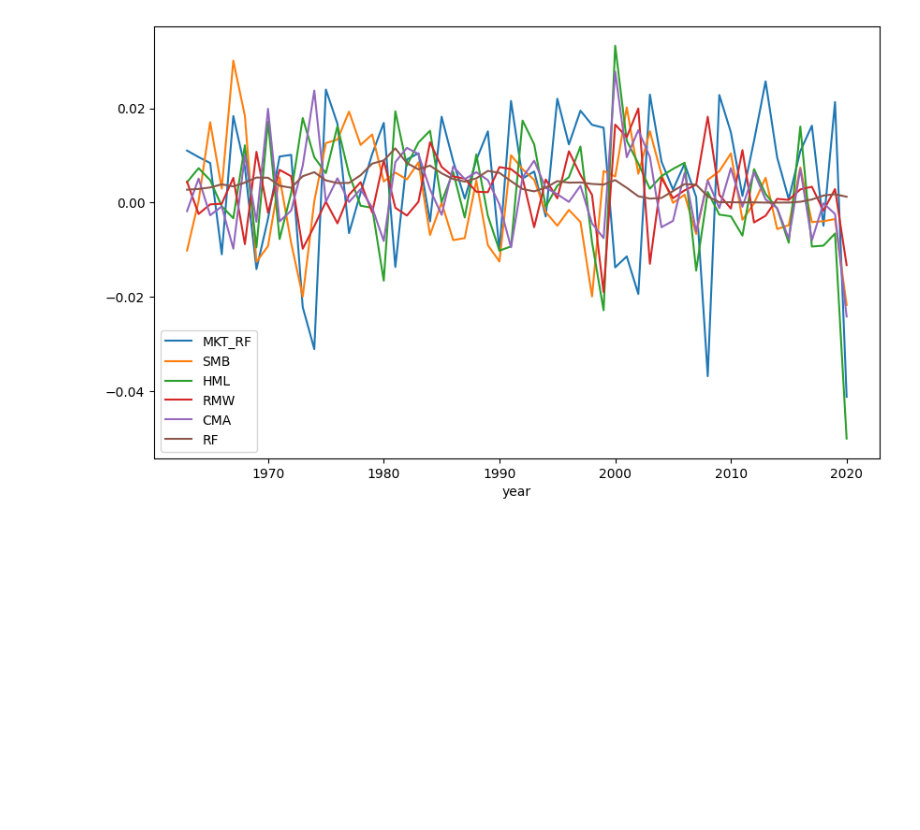
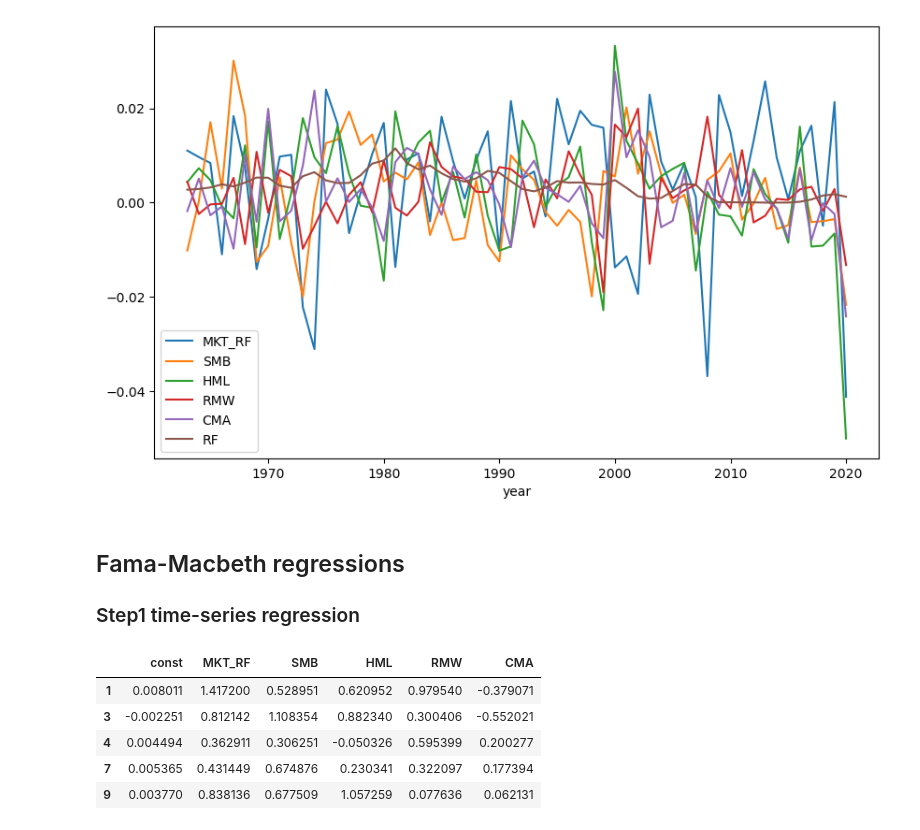
Before and after one commit to nsoojin/mlfactor, a Jupyter notebook: mlfactor-python.ipynb, the cells around one changed output. Drawn from its saved outputs; the diff is of its cells as text; code cells hidden in the pictures; blank space fills up the shorter version.

Commit message:
Fama-Macbeth regressions #1

```diff
--- a/mlfactor-python.ipynb
+++ b/mlfactor-python.ipynb
@@ -131,3 +131,33 @@ FF_factors.groupby(["year"])[['MKT_RF','SMB','HML','RMW','CMA','RF']].mean().plo
 plt.legend(loc = "best");
 # %% [output]
 [figure]
+# %% [markdown]
+## Fama-Macbeth regressions
+### Step1 time-series regression
+# %%
+import statsmodels.api as sm
+
+in_stock_ids_short = data_ml.stock_id.isin(stock_ids_short)
+data_FM = pd.merge(data_ml.loc[in_stock_ids_short,
+                               ["date", "stock_id", "R1M_Usd"]].reset_index(drop=True),
+                   FF_factors, how = "left", on = "date").sort_values(["stock_id", "date"])
+data_FM['R1M_Usd'] = data_FM.groupby(["stock_id"])["R1M_Usd"].shift(1)
+data_FM.dropna(axis=0, inplace=True)
+data_FM.reset_index(drop=True, inplace=True)
+pd.concat([data_FM.head(), data_FM.tail()])
+
+data_FM = pd.merge(data_FM[['date','MKT_RF','SMB','HML','RMW','CMA','RF']].drop_duplicates(),
+                   pd.pivot(data=data_FM, index = 'date', columns='stock_id', values='R1M_Usd'),
+                   how='left', on ='date')
+
+factors = sm.add_constant(data_FM[['MKT_RF','SMB','HML','RMW','CMA']])
+betas = data_FM.iloc[:, 7:].apply(lambda x: sm.OLS(endog = x, exog = factors).fit().params,
+                                  axis=0).T
+betas.head()
+# %% [output]
+|  | const | MKT_RF | SMB | HML | RMW | CMA |
+| 1 | 0.008011 | 1.417200 | 0.528951 | 0.620952 | 0.979540 | -0.379071 |
+| 3 | -0.002251 | 0.812142 | 1.108354 | 0.882340 | 0.300406 | -0.552021 |
+| 4 | 0.004494 | 0.362911 | 0.306251 | -0.050326 | 0.595399 | 0.200277 |
+| 7 | 0.005365 | 0.431449 | 0.674876 | 0.230341 | 0.322097 | 0.177394 |
+| 9 | 0.003770 | 0.838136 | 0.677509 | 1.057259 | 0.077636 | 0.062131 |
```
